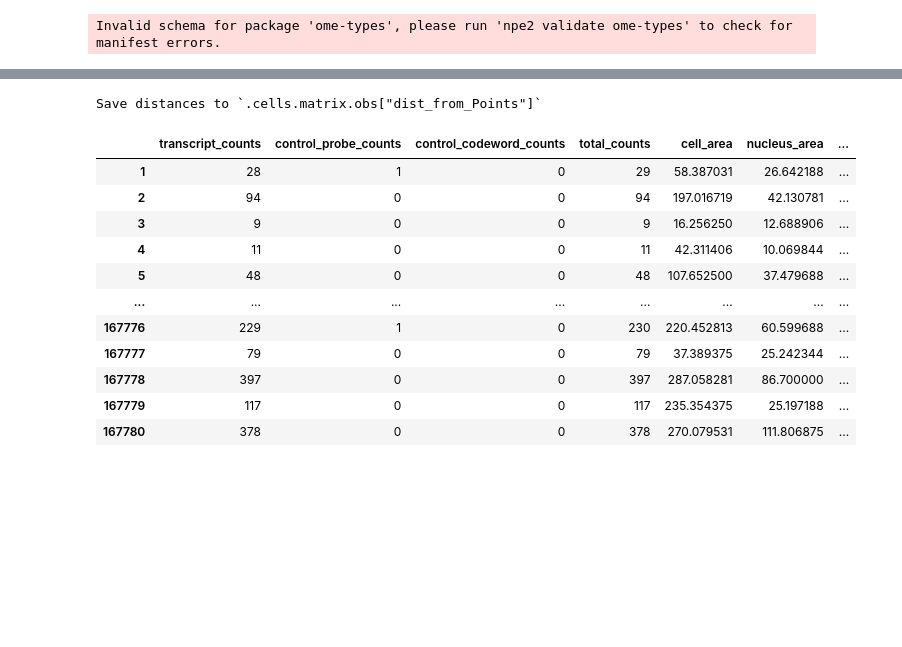
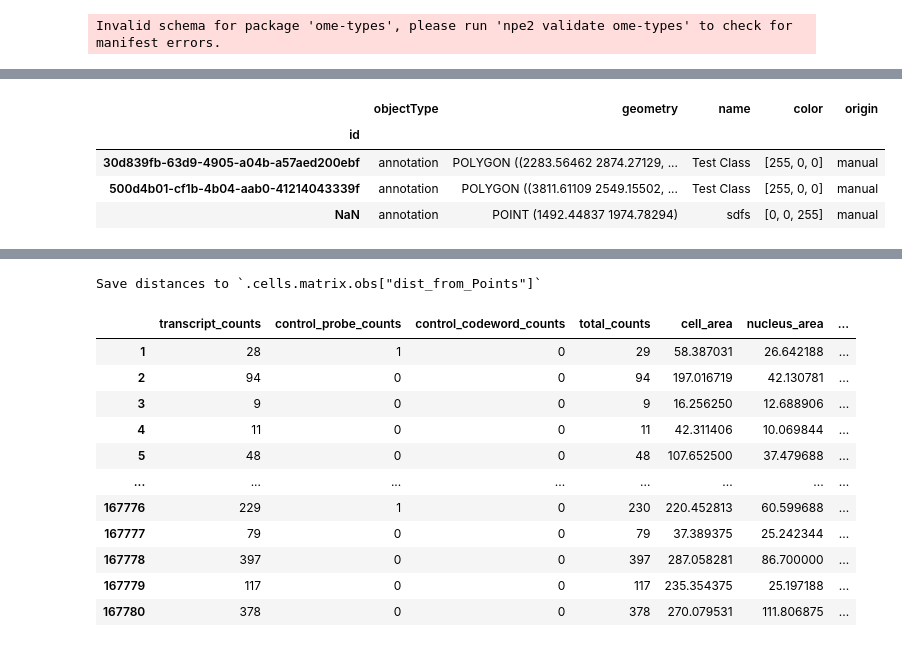
Before and after one commit to b-lemke98/InSituPy-1, a Jupyter notebook: notebooks/dev/test_expression_along_axis.ipynb, the cells around one changed output, grey strips where cells are left out. Saved outputs shown, nothing was run; the diff lists cells and outputs as text; code cells hidden in the pictures; blank space fills up the shorter version.

```diff
--- a/notebooks/dev/test_expression_along_axis.ipynb
+++ b/notebooks/dev/test_expression_along_axis.ipynb
@@ -69,0 +424,8 @@ Invalid schema for package 'ome-types', please run 'npe2 validate ome-types' to
+# %%
+xd.annotations.get("Test Key")
+# %% [output]
+|  | objectType | geometry | name | color | origin |
+| id |  |  |  |  |  |
+| 30d839fb-63d9-4905-a04b-a57aed200ebf | annotation | POLYGON ((2283.56462 2874.27129, ... | Test Class | [255, 0, 0] | manual |
+| 500d4b01-cf1b-4b04-aab0-41214043339f | annotation | POLYGON ((3811.61109 2549.15502, ... | Test Class | [255, 0, 0] | manual |
+| NaN | annotation | POINT (1492.44837 1974.78294) | sdfs | [0, 0, 255] | manual |
```
Also changed, not shown: parts of 72 cells of this notebook, 5 other files.
